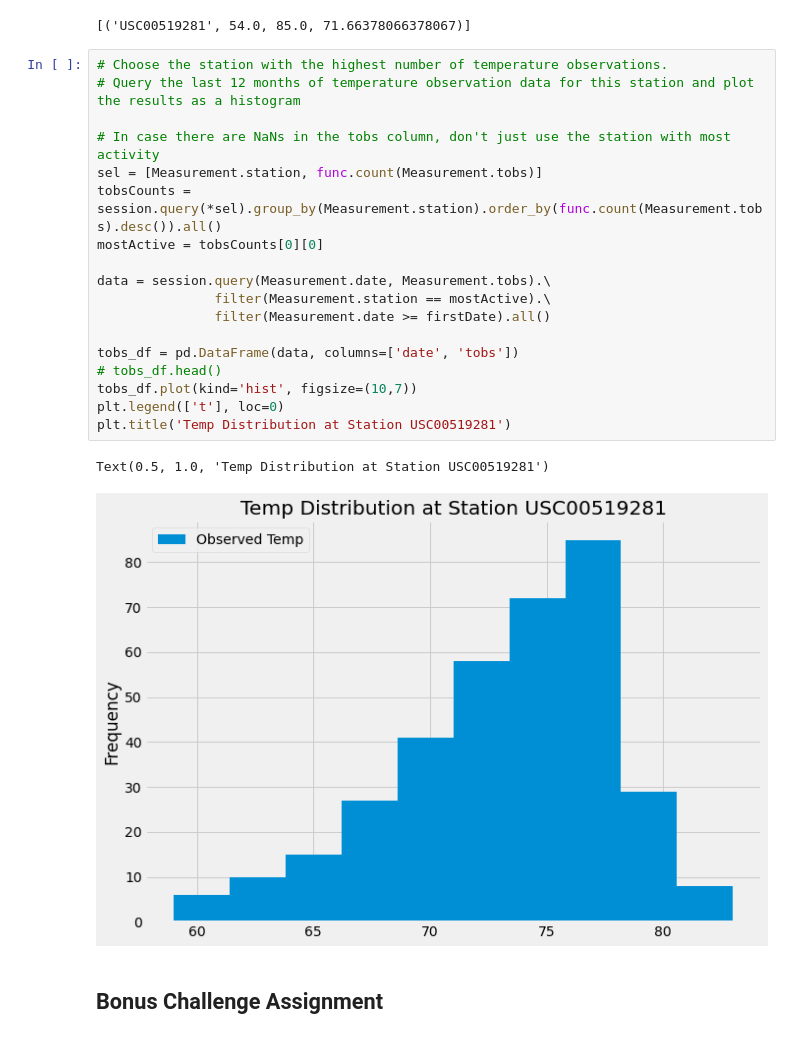
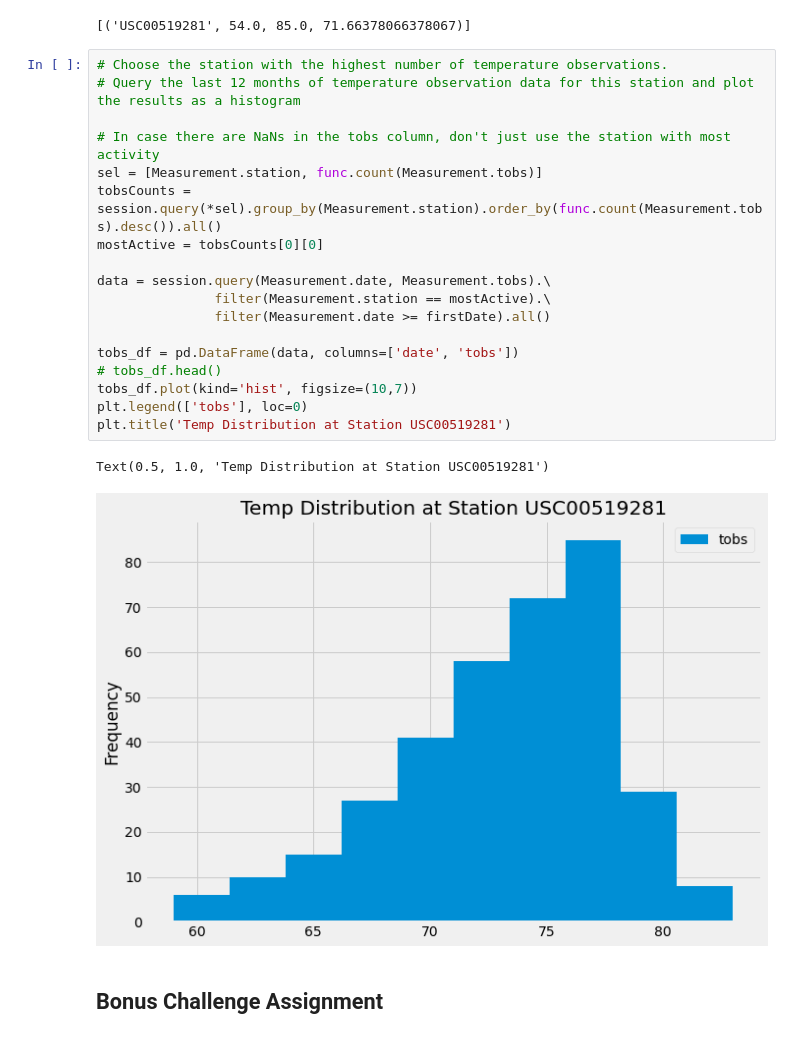
Before and after one commit to siararaeDA/sqlalchemy-challenge, a Jupyter notebook: climate_starter.ipynb, the cells around one changed output. Drawn from its saved outputs; the diff is of its cells as text.

```diff
--- a/climate_starter.ipynb
+++ b/climate_starter.ipynb
@@ -180,24 +180,24 @@ session.query(Measurement.station,
 # %%
 # Choose the station with the highest number of temperature observations.
 # Query the last 12 months of temperature observation data for this station and plot the results as a histogram
 
 # In case there are NaNs in the tobs column, don't just use the station with most activity
 sel = [Measurement.station, func.count(Measurement.tobs)]
 tobsCounts = session.query(*sel).group_by(Measurement.station).order_by(func.count(Measurement.tobs).desc()).all()
 mostActive = tobsCounts[0][0]
 
 data = session.query(Measurement.date, Measurement.tobs).\
                filter(Measurement.station == mostActive).\
                filter(Measurement.date >= firstDate).all()
 
 tobs_df = pd.DataFrame(data, columns=['date', 'tobs'])
 # tobs_df.head()
 tobs_df.plot(kind='hist', figsize=(10,7))
-plt.legend(['t'], loc=0)
+plt.legend(['tobs'], loc=0)
 plt.title('Temp Distribution at Station USC00519281')
 # %% [output]
 Text(0.5, 1.0, 'Temp Distribution at Station USC00519281')
-[figure, old version]
+[figure, new version]
 # %% [markdown]
 ## Bonus Challenge Assignment
 # %%
```
Also changed, not shown: 1 other file.
